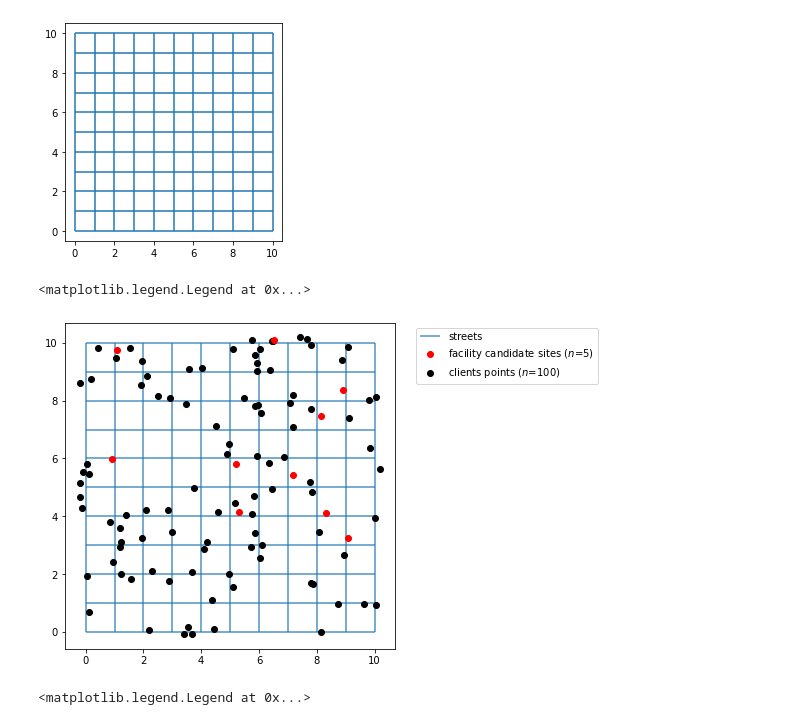
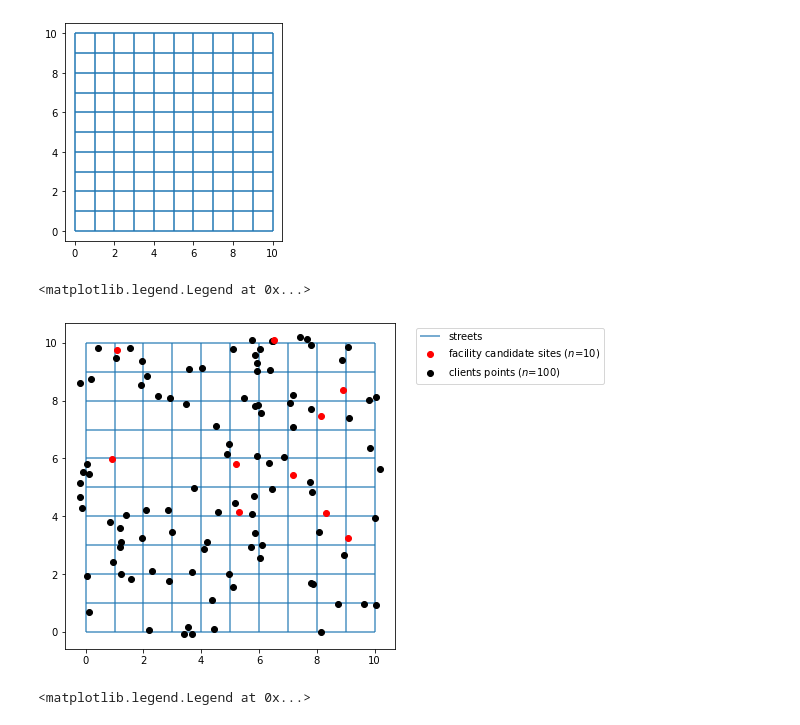
Before and after one commit to erinrolson/gsoc_2022, a Jupyter notebook: LSCP-B_manual.ipynb, the cells around one changed output. Drawn from its saved outputs; the diff is of its cells as text; code cells hidden in the pictures.

```diff
--- a/LSCP-B_manual.ipynb
+++ b/LSCP-B_manual.ipynb
@@ -54,12 +55,12 @@ facility_points = simulated_geo_points(
 # %%
 fig, ax = plt.subplots(figsize=(6, 6))
 street.plot(ax=ax, alpha=0.8, zorder=1, label='streets')
-facility_points.plot(ax=ax, color='red', zorder=2, label='facility candidate sites ($n$=5)')
+facility_points.plot(ax=ax, color='red', zorder=2, label='facility candidate sites ($n$=10)')
 client_points.plot(ax=ax, color='black', label='clients points ($n$=100)')
 plt.legend(loc='upper left', bbox_to_anchor=(1.05, 1))
 # %% [output]
 <matplotlib.legend.Legend at 0x...>
-[figure, old version]
+[figure, new version]
 # %%
 ntw.snapobservations(client_points, "clients", attribute=True)
 clients_snapped = spaghetti.element_as_gdf(
```
Also changed, not shown: parts of 9 cells of this notebook.
